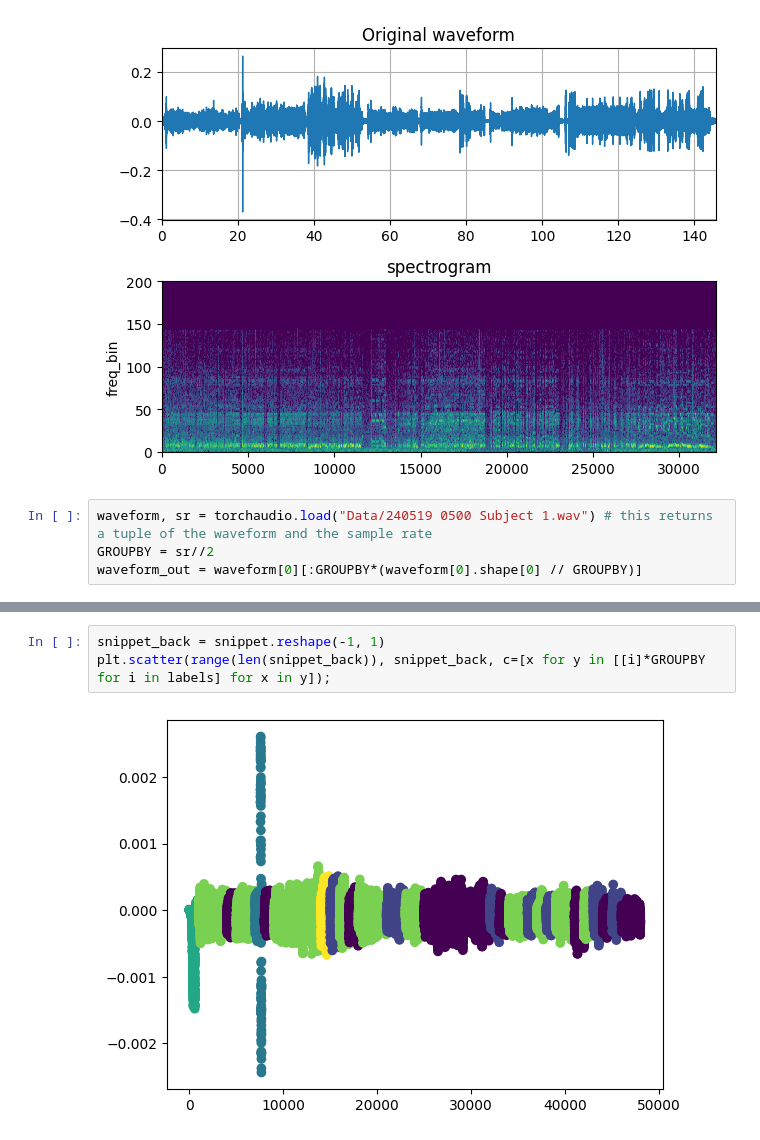
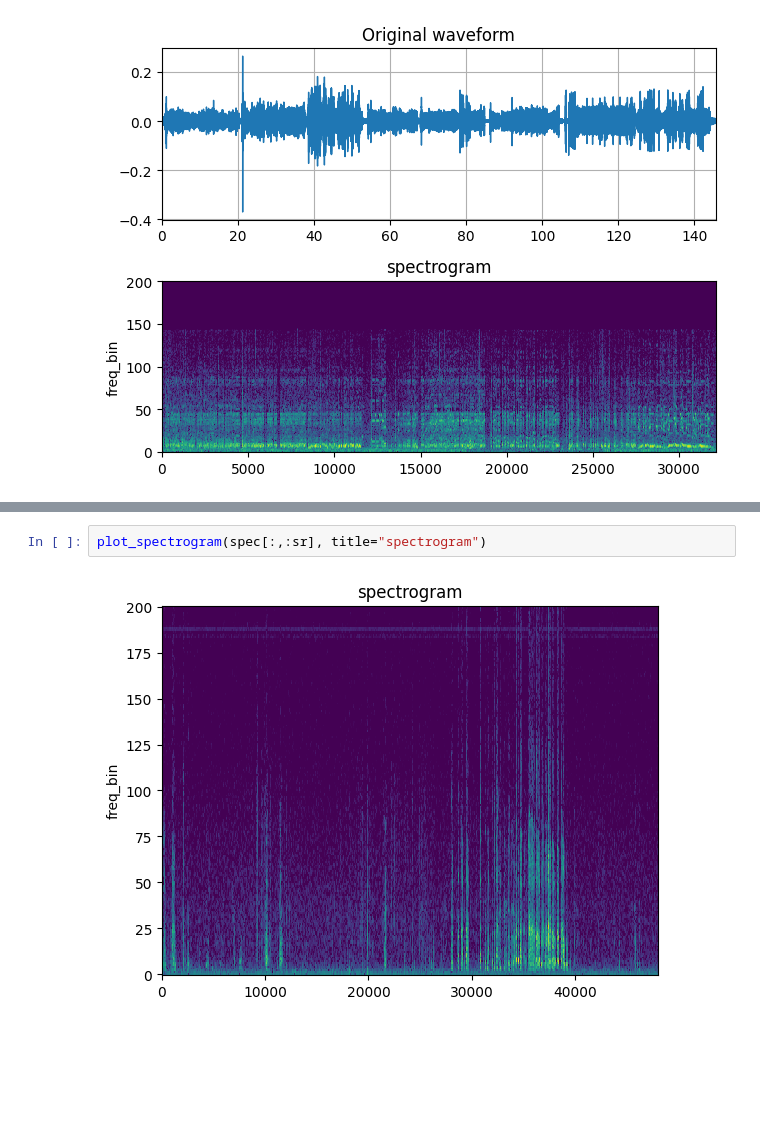
Before and after one commit to Apros7/Hackathons, a Jupyter notebook: Valhacks2024/tester.ipynb, the cells around one changed output, grey strips where cells are left out. Saved outputs shown, nothing was run; the diff lists cells and outputs as text; blank space fills up the shorter version.

```diff
--- a/Valhacks2024/tester.ipynb
+++ b/Valhacks2024/tester.ipynb
@@ -59,7 +59,3 @@ fig.tight_layout()
 # %% [output]
 torch.Size([2, 201, 32129])
 [figure]
-# %%
-waveform, sr = torchaudio.load("Data/240519 0500 Subject 1.wav") # this returns a tuple of the waveform and the sample rate
-GROUPBY = sr//2
-waveform_out = waveform[0][:GROUPBY*(waveform[0].shape[0] // GROUPBY)]
@@ -85,5 +62,4 @@ labels = kc.labels_
-# %%
-snippet_back = snippet.reshape(-1, 1)
-plt.scatter(range(len(snippet_back)), snippet_back, c=[x for y in [[i]*GROUPBY for i in labels] for x in y]);
-# %% [output]
-[figure, removed]
+# %%
+plot_spectrogram(spec[:,:sr], title="spectrogram")
+# %% [output]
+[figure, added]
```
Also changed, not shown: parts of 10 cells of this notebook.
